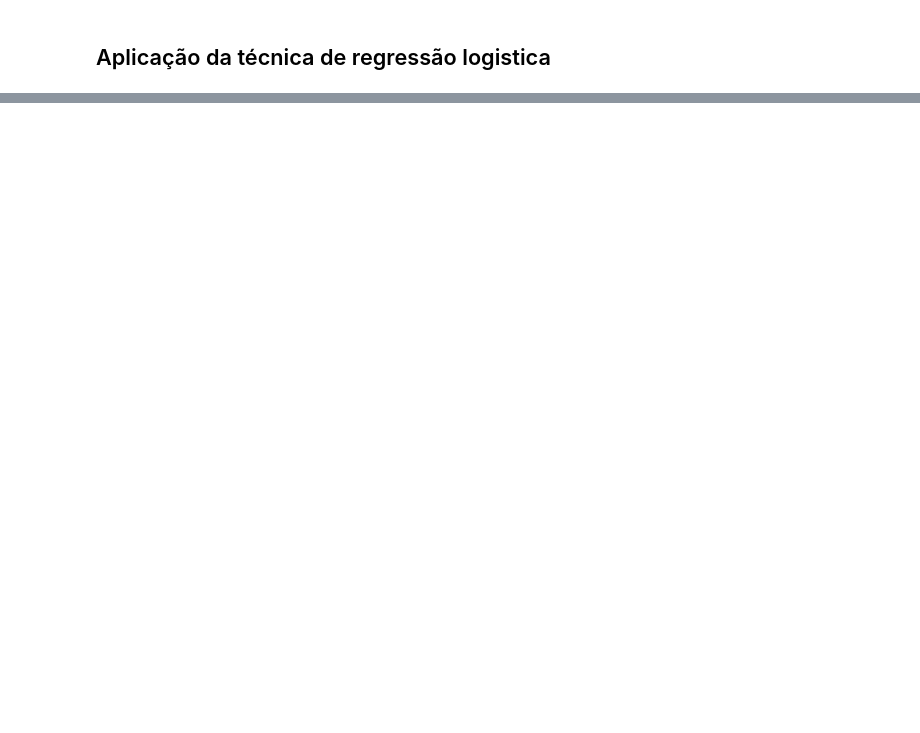
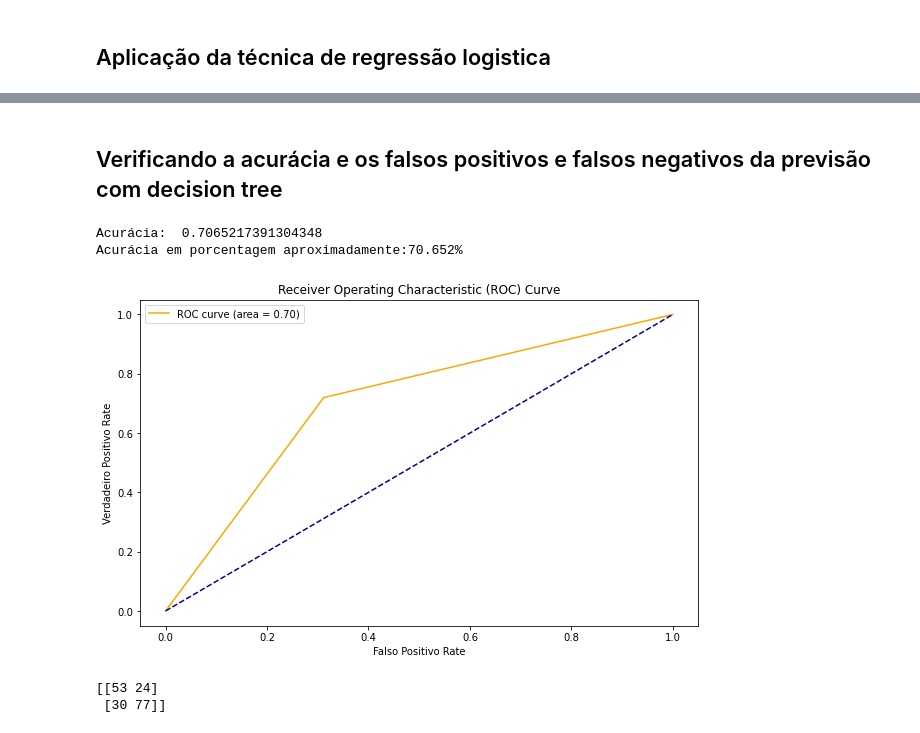
Before and after one commit to luanams/Projeto-2-cdados, a Jupyter notebook: PROJETO 2.ipynb, the cells around one changed output, grey strips where cells are left out. Cells and saved outputs as stored; diff of their text form; code cells hidden in the pictures; blank space fills up the shorter version.

```diff
--- a/PROJETO 2.ipynb
+++ b/PROJETO 2.ipynb
@@ -147,0 +155,45 @@ plt.show()
+# %%
+# separação das variáveis
+X2 = df[['idade', 'sexo', 'pressao_sanguinea', 'nivel_colesterol', 'acucar_sangue', 'frequencia_maxima', 'ExerciseAngina', 'Oldpeak']]
+Y2 = df['doencas_cardiacas']
+# %%
+# dividir base de dandos entre teste e treinamento através de uma biblioteca pronta
+X2_train,X2_test,Y2_train,Y2_test = train_test_split(X2,Y2,test_size=0.20,random_state=0)
+# %%
+clf = DecisionTreeClassifier()
+
+clf = clf.fit(X2_train,Y2_train)
+
+Y2_previsao = clf.predict(X2_test)
+# %% [markdown]
+## Verificando a acurácia e os falsos positivos e falsos negativos da previsão com decision tree
+# %%
+# calculando a acurácia
+print('Acurácia: ',metrics.accuracy_score(Y2_test, Y2_previsao))
+plt.show()
+print(f'Acurácia em porcentagem aproximadamente:{round(metrics.accuracy_score(Y2_test, Y2_previsao)*100, 3)}%')
+# %% [output]
+Acurácia:  0.7065217391304348
+Acurácia em porcentagem aproximadamente:70.652%
+# %%
+def plot_roc_curve(y_teste, y_previsao, figsize=(10,6)):
+    fpr, tpr, _ = roc_curve(y_teste, y_previsao)
+    plt.figure(figsize=figsize)
+    auc_value = roc_auc_score(y_teste, y_previsao)
+    plt.plot(fpr, tpr, color='orange', label='ROC curve (area = %0.2f)' % auc_value)
+    plt.plot([0, 1], [0, 1], color='darkblue', linestyle='--')
+    plt.xlabel('Falso Positivo Rate')
+    plt.ylabel('Verdadeiro Positivo Rate')
+    plt.title('Receiver Operating Characteristic (ROC) Curve')
+    plt.legend()
+    plt.show()
+
+plot_roc_curve(Y2_test, Y2_previsao)
+# %% [output]
+[figure, added]
+# %%
+matriz2 = confusion_matrix(Y2_test, Y2_previsao)
+print(matriz2)
+# %% [output]
+[[53 24]
+ [30 77]]
```
Also changed, not shown: parts of 21 cells of this notebook.
